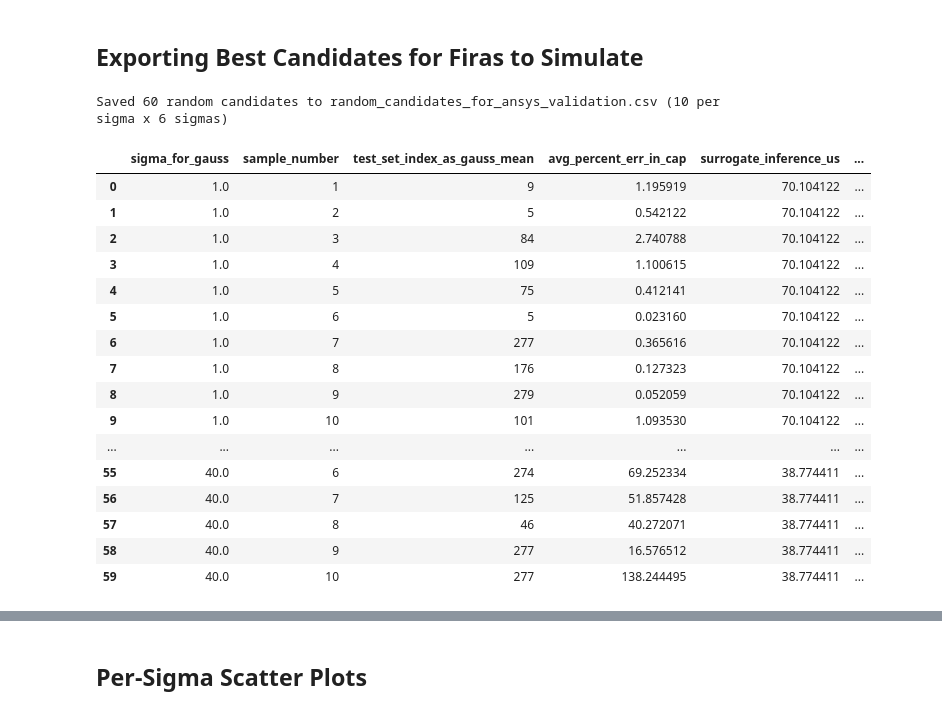
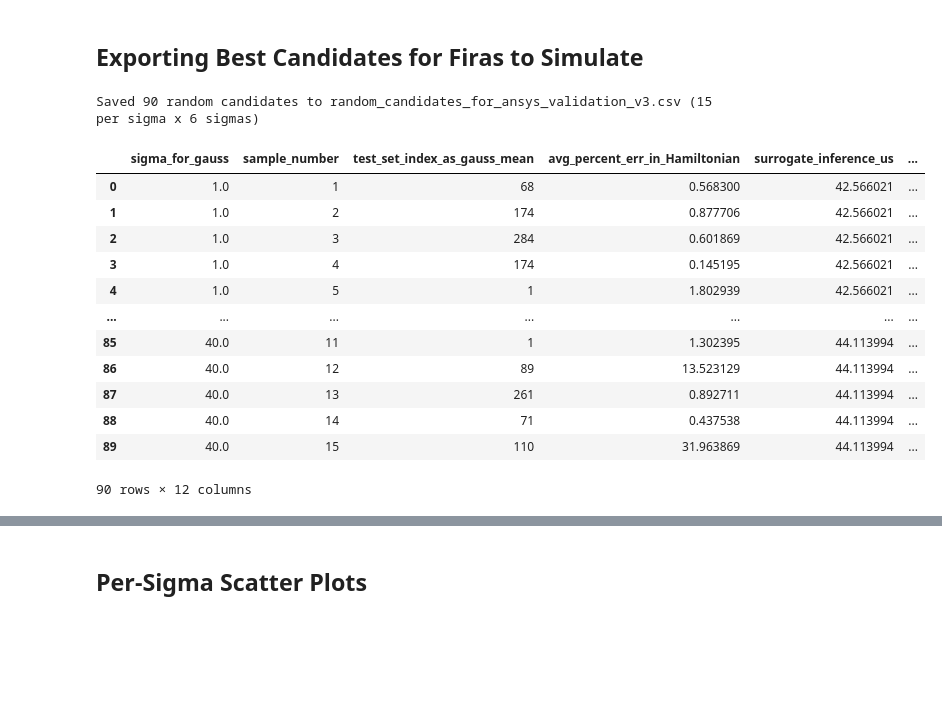
Before and after one commit to CosmiQuantum/ML_qubit_design, a Jupyter notebook: model_predict_qubit-TransmonCross-Hamiltonian_params/ml_14_surrogate_stress_test.ipynb, the cells around one changed output, grey strips where cells are left out. Cells and saved outputs as stored; diff of their text form; code cells hidden in the pictures; blank space fills up the shorter version.

```diff
--- a/model_predict_qubit-TransmonCross-Hamiltonian_params/ml_14_surrogate_stress_test.ipynb
+++ b/model_predict_qubit-TransmonCross-Hamiltonian_params/ml_14_surrogate_stress_test.ipynb
@@ -38,12 +38,12 @@ y_val   = load_scaled_split('linear', 'x_val')
 y_test  = load_scaled_split('linear', 'x_test')
 
 with open('X_names', 'r') as f:
-    cap_column_names = f.read().splitlines()
+    Hamiltonian_column_names = f.read().splitlines()
 
 qiskit_param_names = np.load('y_columns.npy', allow_pickle=True).astype(str).tolist()
 
 print(f'Inputs (Qiskit params):  {X_train.shape[1]} columns: {qiskit_param_names}')
-print(f'Outputs (Capacitance):   {y_train.shape[1]} columns: {cap_column_names}')
+print(f'Outputs (Capacitance):   {y_train.shape[1]} columns: {Hamiltonian_column_names}')
 print(f'Training samples: {len(X_train)}, Test samples: {len(X_test)}')
 # %% [output]
 Inputs (Qiskit params):  3 columns: ['design_options.connection_pads.readout.claw_length', 'design_options.connection_pads.readout.ground_spacing', 'design_options.cross_length']
@@ -375,20 +483,20 @@ For comparison, a single Ansys HFSS simulation takes ~10 minutes.
 # %%
 # For each sigma level, pick 10 RANDOM candidates (not best — we want unbiased samples)
 
-N_RANDOM = 10  # how many random candidates to pick per sigma
+N_RANDOM = 15  # how many random candidates to pick per sigma
 
 random_candidates = {}
 for sigma_frac in SIGMA_FRACTIONS:
     r = all_results[sigma_frac]
     # Pick random indices instead of sorting by error
-    rand_idx = np.random.choice(len(r['cap_errors_mse']), size=N_RANDOM, replace=False)
+    rand_idx = np.random.choice(len(r['Hamiltonian_errors_mse']), size=N_RANDOM, replace=False)
 
     random_candidates[sigma_frac] = {
         'indices': rand_idx,
         'params_unscaled': r['augmented_unscaled'][rand_idx],
         'params_scaled': r['augmented_scaled'][rand_idx],
-        'predicted_caps_unscaled': r['predicted_caps_unscaled'][rand_idx],
-        'target_caps_unscaled': r['target_caps_unscaled'][rand_idx],
+        'predicted_Hamiltonian_unscaled': r['predicted_Hamiltonian_unscaled'][rand_idx],
+        'target_Hamiltonian_unscaled': r['target_Hamiltonian_unscaled'][rand_idx],
         'mean_pct_error': r['mean_pct_per_sample'][rand_idx],
         'seed_idx': r['seed_idx'][rand_idx],
     }
@@ -405,7 +513,7 @@ for sigma_frac in SIGMA_FRACTIONS:
     print(f'{"-"*80}')
 
     for rank in range(len(rc['indices'])):
-        print(f'\n--- Sample {rank+1} (mean cap error: {rc["mean_pct_error"][rank]:.2f}%) ---')
+        print(f'\n--- Sample {rank+1} (mean Hamiltonian error: {rc["mean_pct_error"][rank]:.2f}%) ---')
         print(f'  Seed test sample index: {rc["seed_idx"][rank]}')
 
         print(f'  Qiskit Metal params (for Ansys simulation):')
@@ -417,14 +525,14 @@ for sigma_frac in SIGMA_FRACTIONS:
             else:
                 print(f'    {short:30s}  {val}')
 
-        print(f'  Surrogate predicted capacitance:')
-        for j, name in enumerate(cap_column_names):
+        print(f'  Surrogate predicted Hamiltonian:')
+        for j, name in enumerate(Hamiltonian_column_names):
             short = name.split('.')[-1] if '.' in name else name
-            print(f'    {short:30s}  {rc["predicted_caps_unscaled"][rank, j]:.6e}')
+            print(f'    {short:30s}  {rc["predicted_Hamiltonian_unscaled"][rank, j]:.6e}')
 
-        print(f'  Target capacitance (from seed test sample):')
-        for j, name in enumerate(cap_column_names):
+        print(f'  Target Hamiltonian (from seed test sample):')
+        for j, name in enumerate(Hamiltonian_column_names):
             short = name.split('.')[-1] if '.' in name else name
-            print(f'    {short:30s}  {rc["target_caps_unscaled"][rank, j]:.6e}')
+            print(f'    {short:30s}  {rc["target_Hamiltonian_unscaled"][rank, j]:.6e}')
 # %% [output]
 --------------------------------------------------------------------------------
@@ -449,54 +557,50 @@ RANDOM 10 CANDIDATES — Sigma = 1% of param range
 # %%
 # Save a CSV with all the random candidates for Firas to simulate in Ansys
 export_rows = []
 for sigma_frac in SIGMA_FRACTIONS:
     rc = random_candidates[sigma_frac]
     for rank in range(len(rc['indices'])):
         row = {
             'sigma_for_gauss': sigma_frac * 100,
             'sample_number': rank + 1,
             'test_set_index_as_gauss_mean': rc['seed_idx'][rank],
-            'avg_percent_err_in_cap': rc['mean_pct_error'][rank],
+            'avg_percent_err_in_Hamiltonian': rc['mean_pct_error'][rank],
             'surrogate_inference_us': all_results[sigma_frac]['per_sample_us'],
         }
         #qiskit metal params
         for j, name in enumerate(qiskit_param_names):
             val = rc['params_unscaled'][rank, j]
             row[f'{name}'] = val
-        #surrogate predicted caps
-        for j, name in enumerate(cap_column_names):
+        #surrogate predicted Hamiltonian params
+        for j, name in enumerate(Hamiltonian_column_names):
             short = name.split('.')[-1] if '.' in name else name
-            row[f'surrogate_pred_{short}'] = rc['predicted_caps_unscaled'][rank, j]
-        #target caps
-        for j, name in enumerate(cap_column_names):
+            row[f'surrogate_pred_{short}'] = rc['predicted_Hamiltonian_unscaled'][rank, j]
+        #target Hamiltonian params
+        for j, name in enumerate(Hamiltonian_column_names):
             short = name.split('.')[-1] if '.' in name else name
-            row[f'target_{short}'] = rc['target_caps_unscaled'][rank, j]
+            row[f'target_{short}'] = rc['target_Hamiltonian_unscaled'][rank, j]
         export_rows.append(row)
 
 df_export = pd.DataFrame(export_rows)
-csv_path = 'random_candidates_for_ansys_validation.csv'
+csv_path = 'random_candidates_for_ansys_validation_v3.csv'
 df_export.to_csv(csv_path, index=False, float_format='%.6g')
 print(f'Saved {len(df_export)} random candidates to {csv_path} ({N_RANDOM} per sigma x {len(SIGMA_FRACTIONS)} sigmas)')
 display(df_export)
 # %% [output]
-Saved 60 random candidates to random_candidates_for_ansys_validation.csv (10 per sigma x 6 sigmas)
+Saved 90 random candidates to random_candidates_for_ansys_validation_v3.csv (15 per sigma x 6 sigmas)
-|  | sigma_for_gauss | sample_number | test_set_index_as_gauss_mean | avg_percent_err_in_cap | surrogate_inference_us | ... |
-| 0 | 1.0 | 1 | 9 | 1.195919 | 70.104122 | ... |
-| 1 | 1.0 | 2 | 5 | 0.542122 | 70.104122 | ... |
-| 2 | 1.0 | 3 | 84 | 2.740788 | 70.104122 | ... |
-| 3 | 1.0 | 4 | 109 | 1.100615 | 70.104122 | ... |
-| 4 | 1.0 | 5 | 75 | 0.412141 | 70.104122 | ... |
-| 5 | 1.0 | 6 | 5 | 0.023160 | 70.104122 | ... |
-| 6 | 1.0 | 7 | 277 | 0.365616 | 70.104122 | ... |
-| 7 | 1.0 | 8 | 176 | 0.127323 | 70.104122 | ... |
-| 8 | 1.0 | 9 | 279 | 0.052059 | 70.104122 | ... |
-| 9 | 1.0 | 10 | 101 | 1.093530 | 70.104122 | ... |
+|  | sigma_for_gauss | sample_number | test_set_index_as_gauss_mean | avg_percent_err_in_Hamiltonian | surrogate_inference_us | ... |
+| 0 | 1.0 | 1 | 68 | 0.568300 | 42.566021 | ... |
+| 1 | 1.0 | 2 | 174 | 0.877706 | 42.566021 | ... |
+| 2 | 1.0 | 3 | 284 | 0.601869 | 42.566021 | ... |
+| 3 | 1.0 | 4 | 174 | 0.145195 | 42.566021 | ... |
+| 4 | 1.0 | 5 | 1 | 1.802939 | 42.566021 | ... |
 | ... | ... | ... | ... | ... | ... | ... |
-| 55 | 40.0 | 6 | 274 | 69.252334 | 38.774411 | ... |
-| 56 | 40.0 | 7 | 125 | 51.857428 | 38.774411 | ... |
-| 57 | 40.0 | 8 | 46 | 40.272071 | 38.774411 | ... |
-| 58 | 40.0 | 9 | 277 | 16.576512 | 38.774411 | ... |
-| 59 | 40.0 | 10 | 277 | 138.244495 | 38.774411 | ... |
+| 85 | 40.0 | 11 | 1 | 1.302395 | 44.113994 | ... |
+| 86 | 40.0 | 12 | 89 | 13.523129 | 44.113994 | ... |
+| 87 | 40.0 | 13 | 261 | 0.892711 | 44.113994 | ... |
+| 88 | 40.0 | 14 | 71 | 0.437538 | 44.113994 | ... |
+| 89 | 40.0 | 15 | 110 | 31.963869 | 44.113994 | ... |
+90 rows × 12 columns
 # %%
 # === 20 linearly spaced samples along a single Gaussian at 40% sigma ===
 # Pick one seed sample, then create points that walk linearly from the center
```
Also changed, not shown: parts of 25 cells of this notebook, 1 other file.
